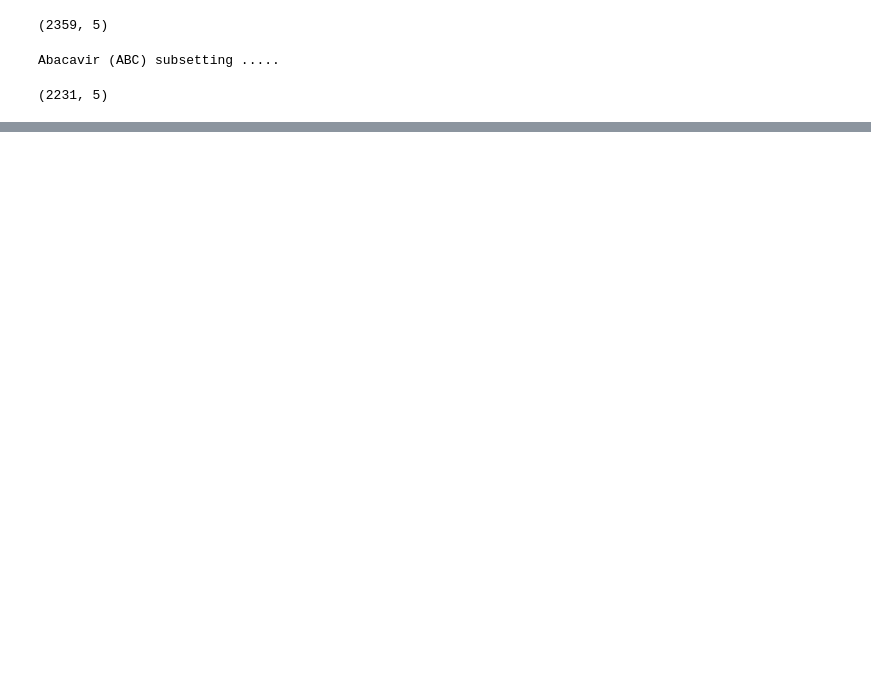
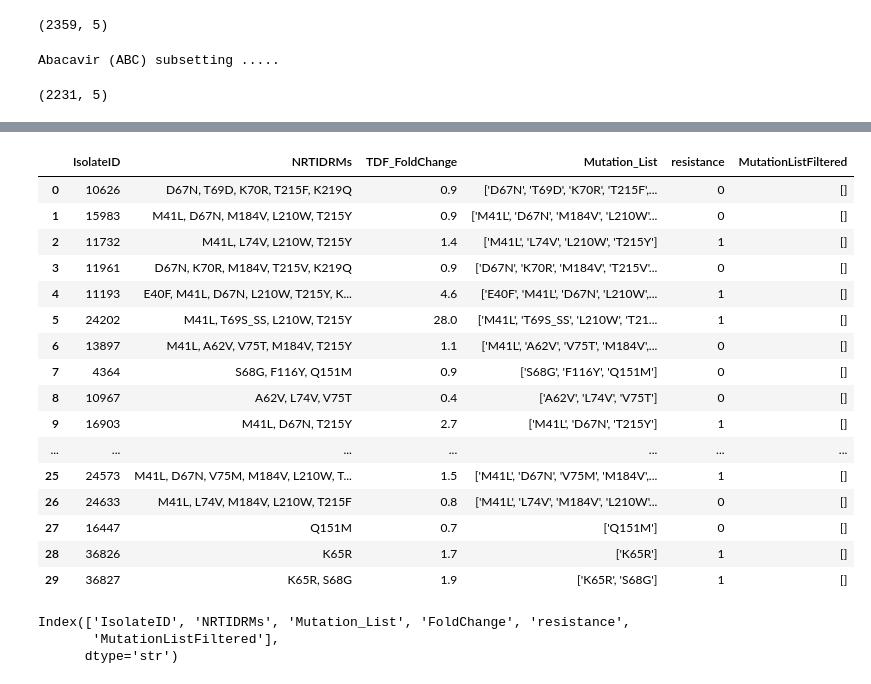
Before and after one commit to NoelOkumu/Eneza-Data-Science-Residential-training-2026, a Jupyter notebook: Day1/mutatio_profile1.ipynb, the cells around one changed output, grey strips where cells are left out. Drawn from its saved outputs; the diff is of its cells as text; code cells hidden in the pictures; blank space fills up the shorter version.

```diff
--- a/Day1/mutatio_profile1.ipynb
+++ b/Day1/mutatio_profile1.ipynb
@@ -506,8 +543,8 @@ Stavudine; Zerit; (D4T) subsetting .....
 #### DDI  subsetting
 print("Didanosine; (DDI) subsetting .....")
 
-df_DDI = (df_clean[['IsolateID','NRTIDRMs', 'DDI', "Mutation_List"]].rename(columns = {'DDI' : "FoldChange"}).dropna(subset = ["FoldChange"]).reset_index(drop = True))
-df_DDI["resistance"] = (df_DDI["FoldChange"]>= 1.3).astype(int)
+df_DDI = (df_clean[['IsolateID','NRTIDRMs', 'DDI', "Mutation_List"]].rename(columns = {'DDI' : "DDI_FoldChange"}).dropna(subset = ["DDI_FoldChange"]).reset_index(drop = True))
+df_DDI["resistance"] = (df_DDI["DDI_FoldChange"]>= 1.3).astype(int)
 print(df_DDI.head(n = 20))
 df_DDI.shape
 # %% [output]
@@ -533,8 +570,8 @@ Didanosine; (DDI) subsetting .....
 #### TDF subsetting
 print("Tenofovir Disoproxil; Viread (TDF) subsetting .....")
 
-df_TDF = (df_clean[['IsolateID','NRTIDRMs', 'TDF', "Mutation_List"]].rename(columns = {'TDF' : "FoldChange"}).dropna(subset = ["FoldChange"]).reset_index(drop = True))
-df_TDF["resistance"] = (df_D4T["FoldChange"]>= 1.4).astype(int)
+df_TDF = (df_clean[['IsolateID','NRTIDRMs', 'TDF', "Mutation_List"]].rename(columns = {'TDF' : "TDF_FoldChange"}).dropna(subset = ["TDF_FoldChange"]).reset_index(drop = True))
+df_TDF["resistance"] = (df_TDF["TDF_FoldChange"]>= 1.4).astype(int)
 print(df_TDF.head(n = 20))
 df_TDF.shape
 # %% [output]
@@ -580,0 +596,52 @@ df_TDF.to_csv("df_TDF.csv", index=False)
+# %%
+## List of mutations that meet the threshold
+relevant_mutations = list(retained_mutations["Mutation_List"])
+relevant_mutations
+
+# # Length of relevant mutation list
+# print(len(relevant_mutations))
+from pathlib import Path
+
+output_file = Path.home() / "Desktop/Eneza/eneza_project/HIV-drug-resistance-prediction-from-viral-sequences/Day3/relevant_mutations.txt"
+
+
+#Create csv files for Relevant mutations
+with open (output_file, "w") as file:
+    file.write(r",".join(relevant_mutations))
+# %%
+#Extract only relevant mutations / Mutations that meet threshold
+df_3TC["MutationListFiltered"] = df_3TC["Mutation_List"].apply(lambda muts: [m for m in muts if m in relevant_mutations])
+df_3TC.head(n = 30)
+
+df_ABC["MutationListFiltered"] = df_ABC["Mutation_List"].apply(lambda muts: [m for m in muts if m in relevant_mutations])
+df_ABC.head(n = 30)
+
+df_AZT["MutationListFiltered"] = df_AZT["Mutation_List"].apply(lambda muts: [m for m in muts if m in relevant_mutations])
+df_AZT.head(n = 30)
+
+df_D4T["MutationListFiltered"] = df_D4T["Mutation_List"].apply(lambda muts: [m for m in muts if m in relevant_mutations])
+df_D4T.head(n = 30)
+
+df_DDI["MutationListFiltered"] = df_DDI["Mutation_List"].apply(lambda muts: [m for m in muts if m in relevant_mutations])
+df_DDI.head(n = 30)
+
+df_TDF["MutationListFiltered"] = df_TDF["Mutation_List"].apply(lambda muts: [m for m in muts if m in relevant_mutations])
+df_TDF.head(n = 30)
+# %% [output]
+|  | IsolateID | NRTIDRMs | TDF_FoldChange | Mutation_List | resistance | MutationListFiltered |
+| 0 | 10626 | D67N, T69D, K70R, T215F, K219Q | 0.9 | ['D67N', 'T69D', 'K70R', 'T215F',... | 0 | [] |
+| 1 | 15983 | M41L, D67N, M184V, L210W, T215Y | 0.9 | ['M41L', 'D67N', 'M184V', 'L210W'... | 0 | [] |
+| 2 | 11732 | M41L, L74V, L210W, T215Y | 1.4 | ['M41L', 'L74V', 'L210W', 'T215Y'] | 1 | [] |
+| 3 | 11961 | D67N, K70R, M184V, T215V, K219Q | 0.9 | ['D67N', 'K70R', 'M184V', 'T215V'... | 0 | [] |
+| 4 | 11193 | E40F, M41L, D67N, L210W, T215Y, K... | 4.6 | ['E40F', 'M41L', 'D67N', 'L210W',... | 1 | [] |
+| 5 | 24202 | M41L, T69S_SS, L210W, T215Y | 28.0 | ['M41L', 'T69S_SS', 'L210W', 'T21... | 1 | [] |
+| 6 | 13897 | M41L, A62V, V75T, M184V, T215Y | 1.1 | ['M41L', 'A62V', 'V75T', 'M184V',... | 0 | [] |
+| 7 | 4364 | S68G, F116Y, Q151M | 0.9 | ['S68G', 'F116Y', 'Q151M'] | 0 | [] |
+| 8 | 10967 | A62V, L74V, V75T | 0.4 | ['A62V', 'L74V', 'V75T'] | 0 | [] |
+| 9 | 16903 | M41L, D67N, T215Y | 2.7 | ['M41L', 'D67N', 'T215Y'] | 1 | [] |
+| ... | ... | ... | ... | ... | ... | ... |
+| 25 | 24573 | M41L, D67N, V75M, M184V, L210W, T... | 1.5 | ['M41L', 'D67N', 'V75M', 'M184V',... | 1 | [] |
+| 26 | 24633 | M41L, L74V, M184V, L210W, T215F | 0.8 | ['M41L', 'L74V', 'M184V', 'L210W'... | 0 | [] |
+| 27 | 16447 | Q151M | 0.7 | ['Q151M'] | 0 | [] |
+| 28 | 36826 | K65R | 1.7 | ['K65R'] | 1 | [] |
+| 29 | 36827 | K65R, S68G | 1.9 | ['K65R', 'S68G'] | 1 | [] |
@@ -580,0 +656,6 @@ df_TDF.to_csv("df_TDF.csv", index=False)
+# %%
+df_3TC.columns
+# %% [output]
+Index(['IsolateID', 'NRTIDRMs', 'Mutation_List', 'FoldChange', 'resistance',
+       'MutationListFiltered'],
+      dtype='str')
```
Also changed, not shown: parts of 21 cells of this notebook.
